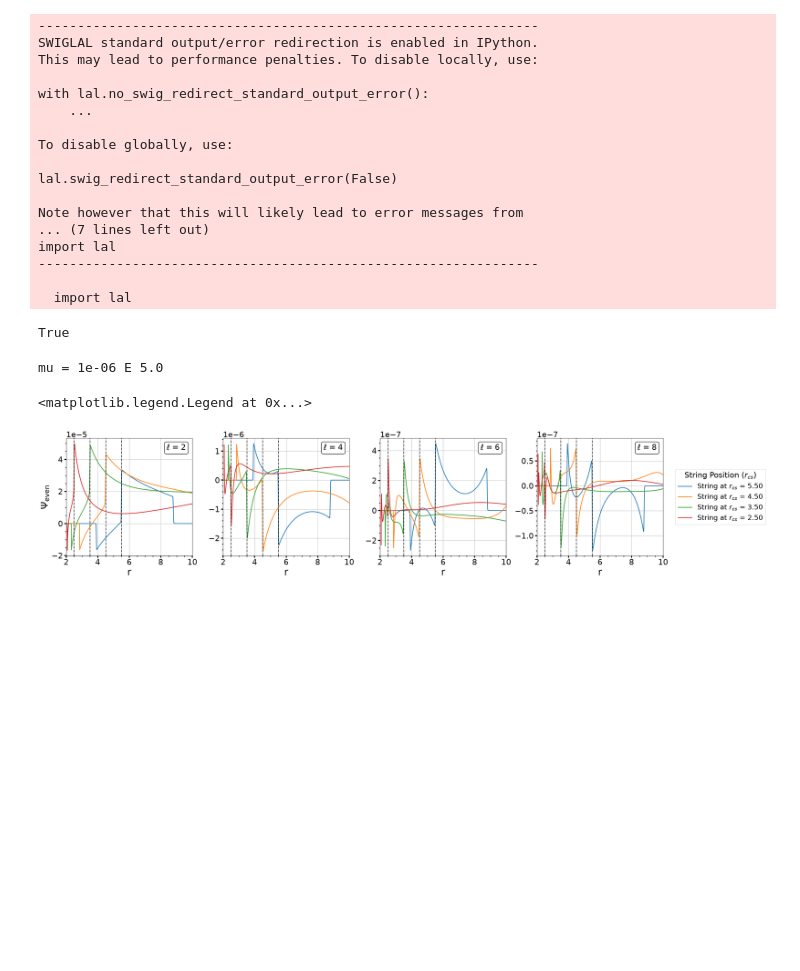
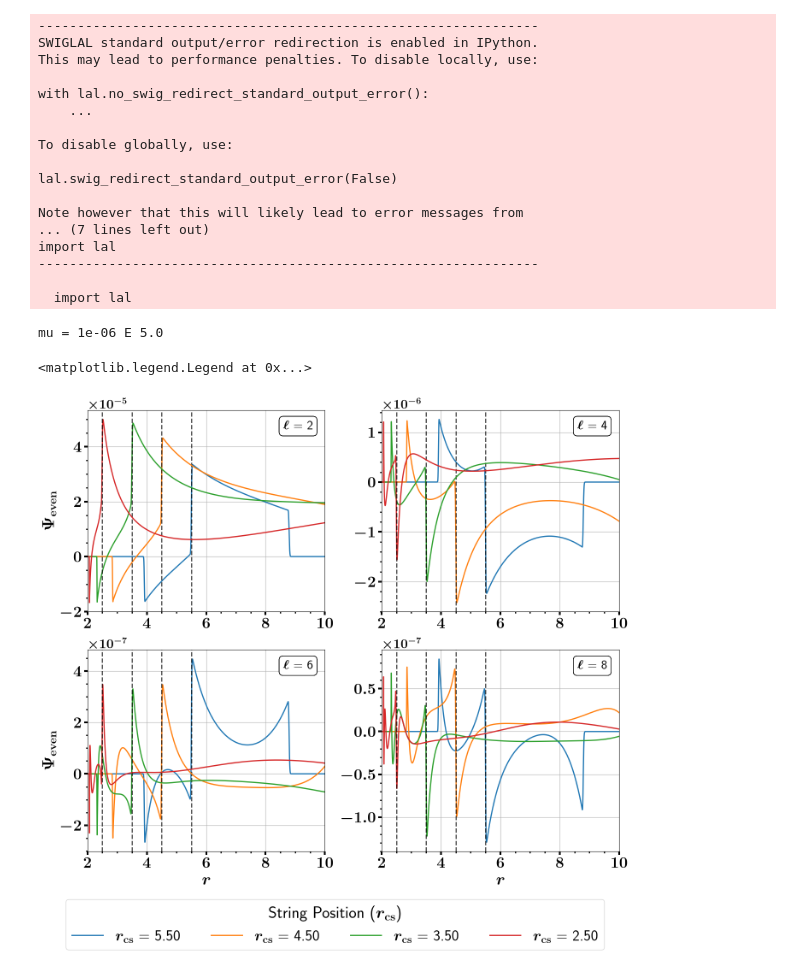
Before and after one commit to iswamy07/cs_bh_gw, a Jupyter notebook: bh_cs_qnms.ipynb, the cells around one changed output. Saved outputs shown, nothing was run; the diff lists cells and outputs as text; code cells hidden in the pictures; blank space fills up the shorter version.

```diff
--- a/bh_cs_qnms.ipynb
+++ b/bh_cs_qnms.ipynb
@@ -1,11 +1,17 @@
 # %%
 import numpy as np
 import matplotlib.pyplot as plt
-from scipy.interpolate import interp1d
+import pickle
 import qnm_solver as qnm
+import pandas as pd
 import lal
 import pycbc.psd
 lal.swig_redirect_standard_output_error(False)
+
+plt.rcParams.update({
+    "text.usetex": True,
+    "text.latex.preamble": r"\boldmath"
+})
 # %% [output]
 ----------------------------------------------------------------
 SWIGLAL standard output/error redirection is enabled in IPython.
@@ -24,14 +30,13 @@ import lal
 ----------------------------------------------------------------
 
   import lal
-True
 # %%
 #Constants-------
 G_SI = 6.67430e-11       # m^3 kg^-1 s^-2
 c_SI = 299792458.0       # m s^-1
 M_sun = 1.98847e30       # kg
-M_p = 14.8*M_sun         #Physical Black hole mass
-D_l = 5.74e+19     #source distance (m)
+M_p = 6.61*M_sun         #Physical Black hole mass
+D_l = 3.27e+19     #source distance (m)
 L_m = G_SI*M_p/c_SI**2   #rescaling length
 t_m = G_SI*M_p/c_SI**3   #rescaling time
 
@@ -44,7 +49,7 @@ l = np.array([2,4,6,8])     #Mode
 m = 0       #Mode
 
 
-Nt = 50000  #time values
+Nt = 2500000  #time values
 Nr = 50000   #radial values
 
 #Variables-------
@@ -55,59 +60,67 @@ theta = np.pi/2     #plane of motion
 target_rs_values = [5.5, 4.5, 3.5, 2.5]
 r_obs = np.array([100*M, 3500*M])
 # %%
-results = qnm.zerilli_solver(M, mu, E, l, theta, Nt, Nr, target_rs_values, r_obs)
+res = qnm.zerilli_solver(M, mu, E, l, theta, Nt, Nr, target_rs_values, r_obs)
 
+with open('zer_sol_full.pkl', 'wb') as file:
+    pickle.dump(res, file)
 #print("Number of result entries:", len(results))
 #print("Keys available in a result entry:", results[0].keys())
 #print(results[6]["mu"], results[6]["E"])
-r_i = results[0]["r_i"]
-psi_ext = results[0]["psi_ext"]
-wave_snapshots = results[0]["wave_snapshots"]
 # %%
-import matplotlib.ticker as ticker
+with open('zer_sol_full.pkl', 'rb') as file:
+    results = pickle.load(file)
+r_i = results[0]["r_i"]
+psi_ext = results[0]["psi_ext"]
+wave_snapshots = results[0]["wave_snapshots"]
+dt = results[0]["dt"]
 print("mu =", results[0]["mu"], "E", results[0]["E"], "\n")
-fig, axes = plt.subplots(1, 4, squeeze=False, figsize=(32, 6.2))
+fig, axes = plt.subplots(2, 2, squeeze=False, figsize=(14, 12))
 axes = axes.flatten()
 for idx, l_val in enumerate(l):
     ax = axes[idx]
     for target, (rs, wave_profile) in wave_snapshots.items():
 
-        ax.plot(r_i, wave_profile[idx], label=f"String at $r_{{cs}}$ = {rs:.2f}", linewidth=2)
+        ax.plot(r_i, wave_profile[idx], label=f"$r_{{\\rm cs}}$ = {rs:.2f}", linewidth=2)
         ax.axvline(rs, linestyle = '--', color = 'black', linewidth = 2.0, alpha = 0.7)
         ax.text(
         0.95, 0.95,
         f"$\\ell$ = {l[idx]}",
         transform=ax.transAxes,
         fontsize=22,
         verticalalignment='top',
         horizontalalignment='right',
         bbox=dict(
             boxstyle="round",
             facecolor="white",
             edgecolor="black",
             alpha=1.0
             ))
-        ax.set_xlabel("r", fontsize = 28)
+        axes[2].set_xlabel("$r$", fontsize = 28)
+        axes[3].set_xlabel("$r$", fontsize = 28)
         ax.minorticks_on()
         ax.tick_params(which = 'minor', width = 2, length = 3)
-        ax.tick_params(width = 3, length = 6, labelsize = 22)
+        ax.tick_params(width = 3, length = 6, labelsize = 26)
         axes[0].set_ylabel("$\\Psi_{\\rm even}$", fontsize = 28)
+        axes[2].set_ylabel("$\\Psi_{\\rm even}$", fontsize = 28)
         ax.grid(True)
         ax.set_xlim(2, 10)
         ax.yaxis.get_offset_text().set_fontsize(22)
 #fig.supylabel("$\\Psi_{\\rm even}$", fontsize = 20)
-plt.tight_layout(rect=[0, 0, 0.80, 1])
+plt.tight_layout(rect=[0, 0.02, 1, 1])
 handles, labels = axes[0].get_legend_handles_labels()
 fig.legend(
-    handles, labels,
-    loc='center left',
-    bbox_to_anchor=(0.80, 0.55),
-    title=f"String Position ($r_{{cs}}$)",
-    title_fontsize=22,
-    fontsize=20
+    handles,
+    labels,
+    loc="upper center",
+    bbox_to_anchor=(0.5, 0.025),
+    ncol=min(len(labels), 4),
+    title="String Position ($r_{\\rm cs}$)",
+    title_fontsize=28,
+    fontsize=26,
 )
 # %% [output]
 mu = 1e-06 E 5.0
 <matplotlib.legend.Legend at 0x...>
-[figure, old version]
+[figure, new version]
 # %%
```
Also changed, not shown: parts of 7 cells of this notebook.
